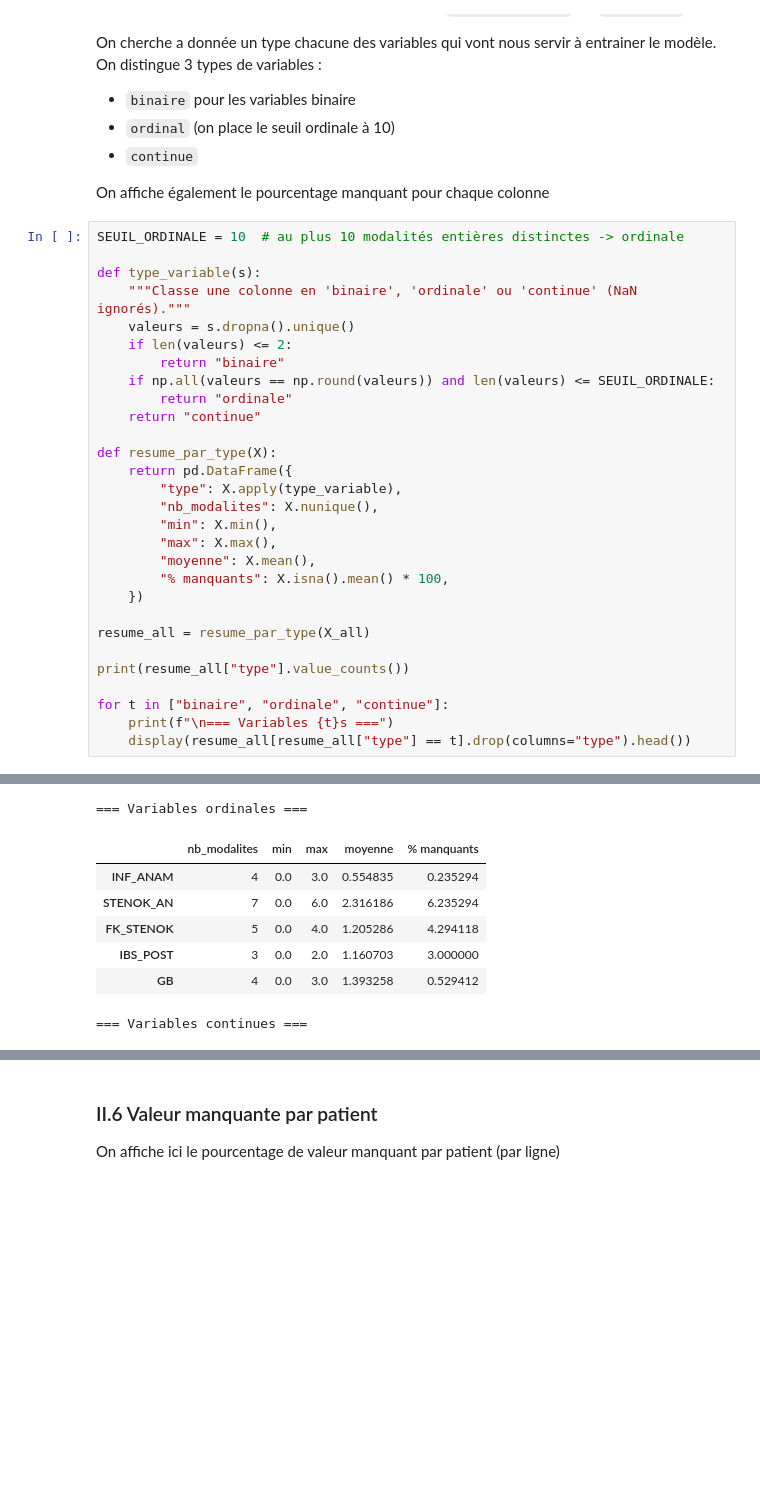
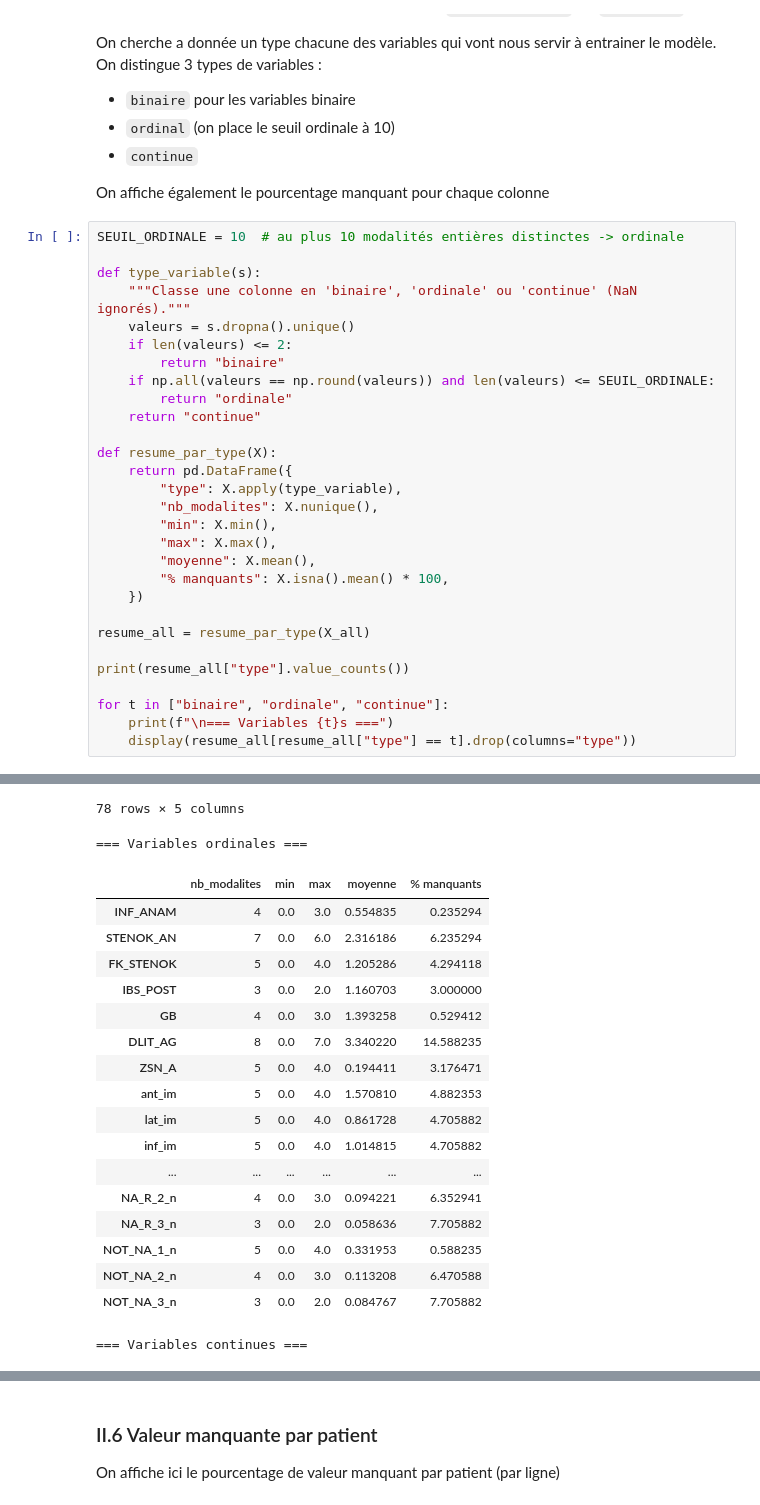
Before and after one commit to maximgasnier/be_ClinTrajan, a Jupyter notebook: 1_Exploration_preprocessing_non_supervise.ipynb, the cells around one changed output, grey strips where cells are left out. Saved outputs shown, nothing was run; the diff lists cells and outputs as text; blank space fills up the shorter version.

```diff
--- a/1_Exploration_preprocessing_non_supervise.ipynb
+++ b/1_Exploration_preprocessing_non_supervise.ipynb
@@ -197,7 +197,7 @@ print(resume_all["type"].value_counts())
 
 for t in ["binaire", "ordinale", "continue"]:
     print(f"\n=== Variables {t}s ===")
-    display(resume_all[resume_all["type"] == t].drop(columns="type").head())
+    display(resume_all[resume_all["type"] == t].drop(columns="type"))
 # %% [output]
 type
 binaire     78
@@ -215,9 +221,21 @@ Name: count, dtype: int64
-=== Variables ordinales ===
+78 rows × 5 columns
+=== Variables ordinales ===
 |  | nb_modalites | min | max | moyenne | % manquants |
 | INF_ANAM | 4 | 0.0 | 3.0 | 0.554835 | 0.235294 |
 | STENOK_AN | 7 | 0.0 | 6.0 | 2.316186 | 6.235294 |
 | FK_STENOK | 5 | 0.0 | 4.0 | 1.205286 | 4.294118 |
 | IBS_POST | 3 | 0.0 | 2.0 | 1.160703 | 3.000000 |
 | GB | 4 | 0.0 | 3.0 | 1.393258 | 0.529412 |
+| DLIT_AG | 8 | 0.0 | 7.0 | 3.340220 | 14.588235 |
+| ZSN_A | 5 | 0.0 | 4.0 | 0.194411 | 3.176471 |
+| ant_im | 5 | 0.0 | 4.0 | 1.570810 | 4.882353 |
+| lat_im | 5 | 0.0 | 4.0 | 0.861728 | 4.705882 |
+| inf_im | 5 | 0.0 | 4.0 | 1.014815 | 4.705882 |
+| ... | ... | ... | ... | ... | ... |
+| NA_R_2_n | 4 | 0.0 | 3.0 | 0.094221 | 6.352941 |
+| NA_R_3_n | 3 | 0.0 | 2.0 | 0.058636 | 7.705882 |
+| NOT_NA_1_n | 5 | 0.0 | 4.0 | 0.331953 | 0.588235 |
+| NOT_NA_2_n | 4 | 0.0 | 3.0 | 0.113208 | 6.470588 |
+| NOT_NA_3_n | 3 | 0.0 | 2.0 | 0.084767 | 7.705882 |
-=== Variables continues ===
+=== Variables continues ===
 |  | nb_modalites | min | max | moyenne | % manquants |
```
Also changed, not shown: parts of 2 cells of this notebook.
